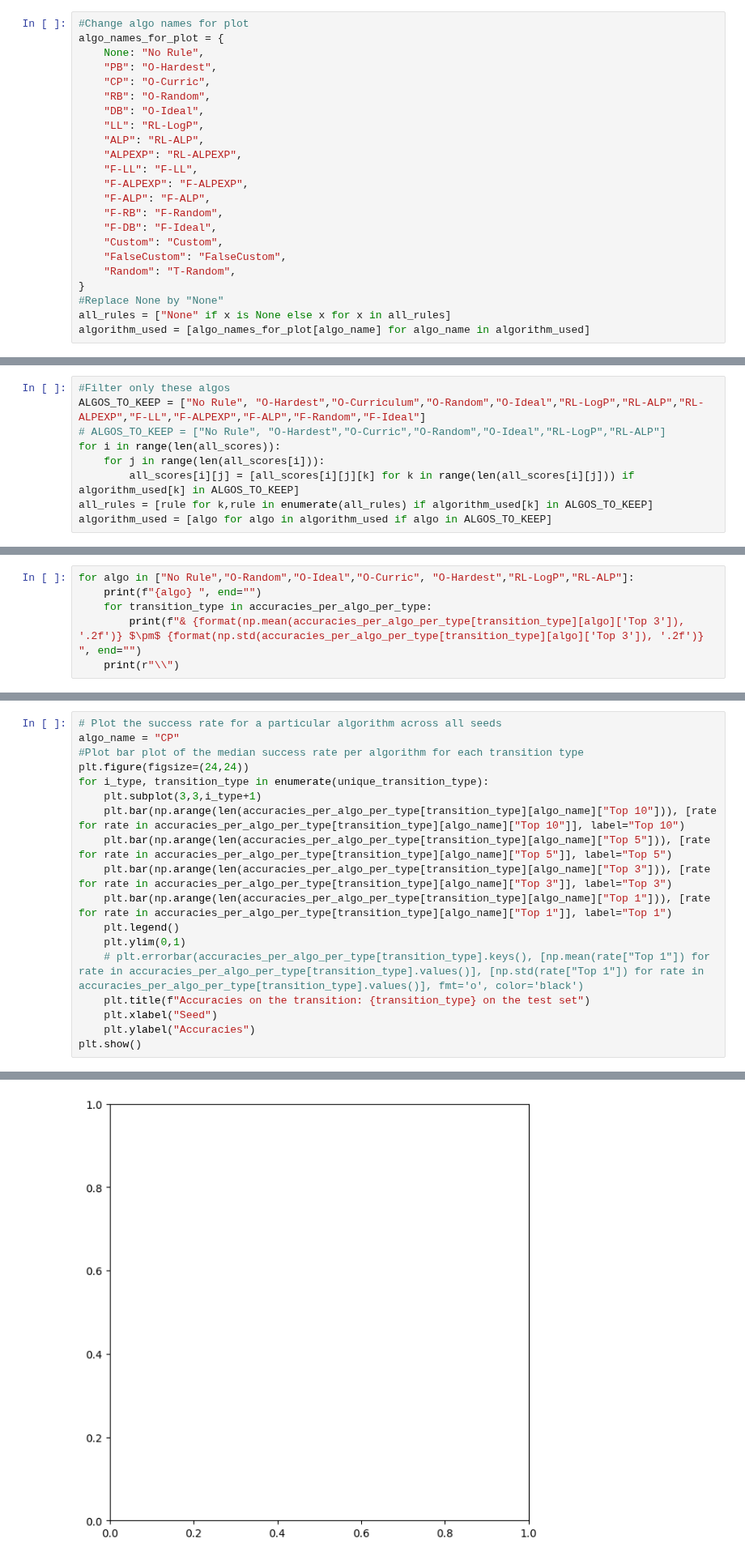
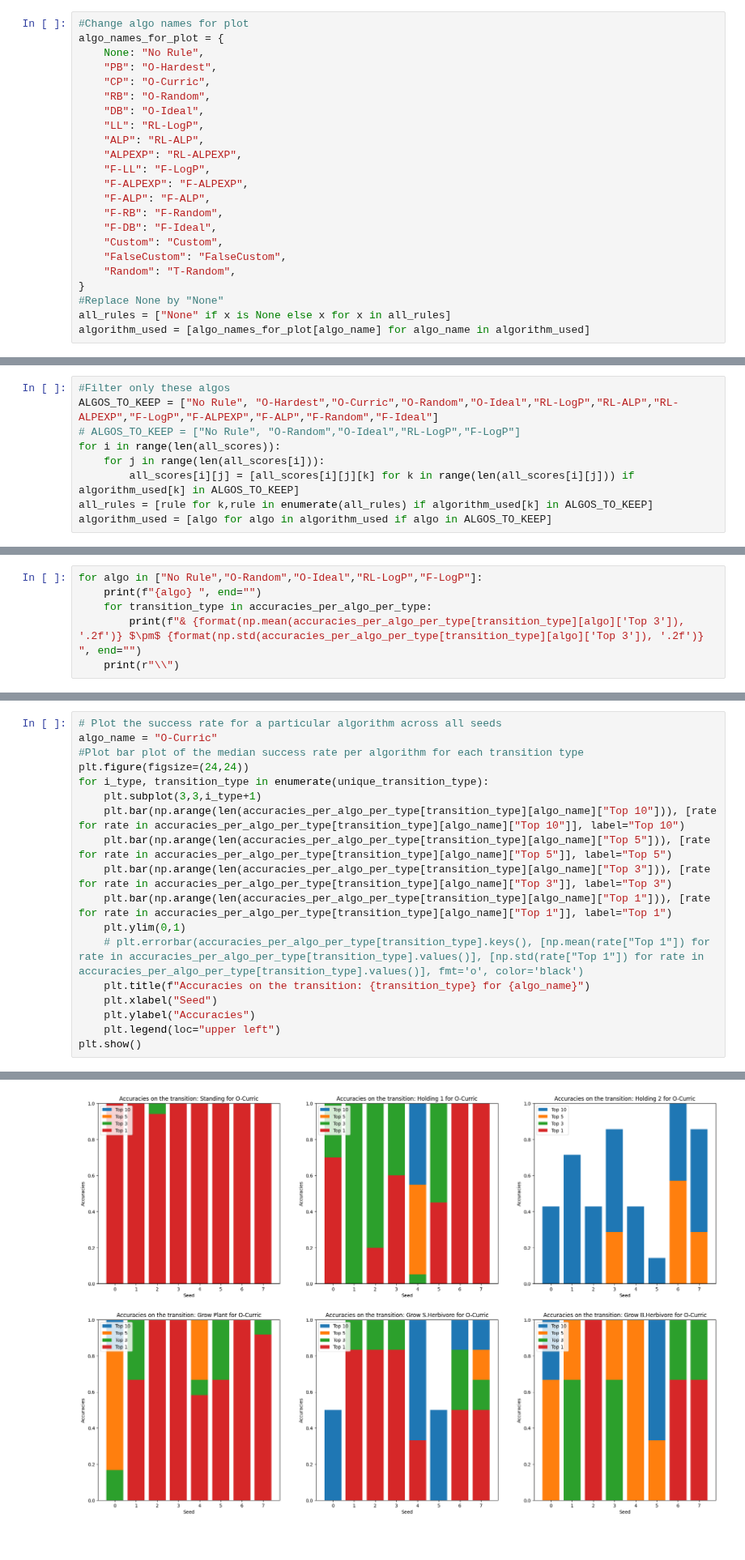
Before and after one commit to flowersteam/WorldLLM, a Jupyter notebook: plots/evaluate_worldmodel.ipynb, the cells around one changed output, grey strips where cells are left out. Shown at 81% size. Saved outputs shown, nothing was run; the diff lists cells and outputs as text.

Commit message:
Fix(plot): embeddings

```diff
--- a/plots/evaluate_worldmodel.ipynb
+++ b/plots/evaluate_worldmodel.ipynb
@@ -131,7 +131,7 @@ algo_names_for_plot = {
     "LL": "RL-LogP",
     "ALP": "RL-ALP",
     "ALPEXP": "RL-ALPEXP",
-    "F-LL": "F-LL",
+    "F-LL": "F-LogP",
     "F-ALPEXP": "F-ALPEXP",
     "F-ALP": "F-ALP",
     "F-RB": "F-Random",
@@ -149,8 +149,8 @@ trans_names_for_plot = {"standing": "Standing", "holding1": "Holding 1", "holdin
 all_transition_type = [[[trans_names_for_plot[_tran] for _tran in transitions] for transitions in episode] for episode in all_transition_type]
 # %%
 #Filter only these algos
-ALGOS_TO_KEEP = ["No Rule", "O-Hardest","O-Curriculum","O-Random","O-Ideal","RL-LogP","RL-ALP","RL-ALPEXP","F-LL","F-ALPEXP","F-ALP","F-Random","F-Ideal"]
-# ALGOS_TO_KEEP = ["No Rule", "O-Hardest","O-Curric","O-Random","O-Ideal","RL-LogP","RL-ALP"]
+ALGOS_TO_KEEP = ["No Rule", "O-Hardest","O-Curric","O-Random","O-Ideal","RL-LogP","RL-ALP","RL-ALPEXP","F-LogP","F-ALPEXP","F-ALP","F-Random","F-Ideal"]
+# ALGOS_TO_KEEP = ["No Rule", "O-Random","O-Ideal","RL-LogP","F-LogP"]
 for i in range(len(all_scores)):
     for j in range(len(all_scores[i])):
         all_scores[i][j] = [all_scores[i][j][k] for k in range(len(all_scores[i][j])) if algorithm_used[k] in ALGOS_TO_KEEP]
@@ -312,7 +312,7 @@ plt.show()
 # %% [output]
 <Figure size 1000x1000 with 0 Axes>
 # %%
-for algo in ["No Rule","O-Random","O-Ideal","O-Curric", "O-Hardest","RL-LogP","RL-ALP"]:
+for algo in ["No Rule","O-Random","O-Ideal","RL-LogP","F-LogP"]:
     print(f"{algo} ", end="")
     for transition_type in accuracies_per_algo_per_type:
         print(f"& {format(np.mean(accuracies_per_algo_per_type[transition_type][algo]['Top 3']), '.2f')} $\pm$ {format(np.std(accuracies_per_algo_per_type[transition_type][algo]['Top 3']), '.2f')} ", end="")
@@ -364,6 +362,6 @@ plt.show()
 # %%
 # Plot the success rate for a particular algorithm across all seeds
-algo_name = "CP"
+algo_name = "O-Curric"
 #Plot bar plot of the median success rate per algorithm for each transition type
 plt.figure(figsize=(24,24))
 for i_type, transition_type in enumerate(unique_transition_type):
@@ -372,11 +370,11 @@ for i_type, transition_type in enumerate(unique_transition_type):
     plt.bar(np.arange(len(accuracies_per_algo_per_type[transition_type][algo_name]["Top 5"])), [rate for rate in accuracies_per_algo_per_type[transition_type][algo_name]["Top 5"]], label="Top 5")
     plt.bar(np.arange(len(accuracies_per_algo_per_type[transition_type][algo_name]["Top 3"])), [rate for rate in accuracies_per_algo_per_type[transition_type][algo_name]["Top 3"]], label="Top 3")
     plt.bar(np.arange(len(accuracies_per_algo_per_type[transition_type][algo_name]["Top 1"])), [rate for rate in accuracies_per_algo_per_type[transition_type][algo_name]["Top 1"]], label="Top 1")
-    plt.legend()
     plt.ylim(0,1)
     # plt.errorbar(accuracies_per_algo_per_type[transition_type].keys(), [np.mean(rate["Top 1"]) for rate in accuracies_per_algo_per_type[transition_type].values()], [np.std(rate["Top 1"]) for rate in accuracies_per_algo_per_type[transition_type].values()], fmt='o', color='black')
-    plt.title(f"Accuracies on the transition: {transition_type} on the test set")
+    plt.title(f"Accuracies on the transition: {transition_type} for {algo_name}")
     plt.xlabel("Seed")
     plt.ylabel("Accuracies")
+    plt.legend(loc="upper left")
 plt.show()
 # %% [output]
@@ -384,4 +381,4 @@ KeyError: 'CP'
-[figure, old version]
+[figure, new version]
 # %%
 #Plot bar plot of success rate per algorithm for each transition type
 plt.figure()
```
Also changed, not shown: parts of 12 cells of this notebook.
